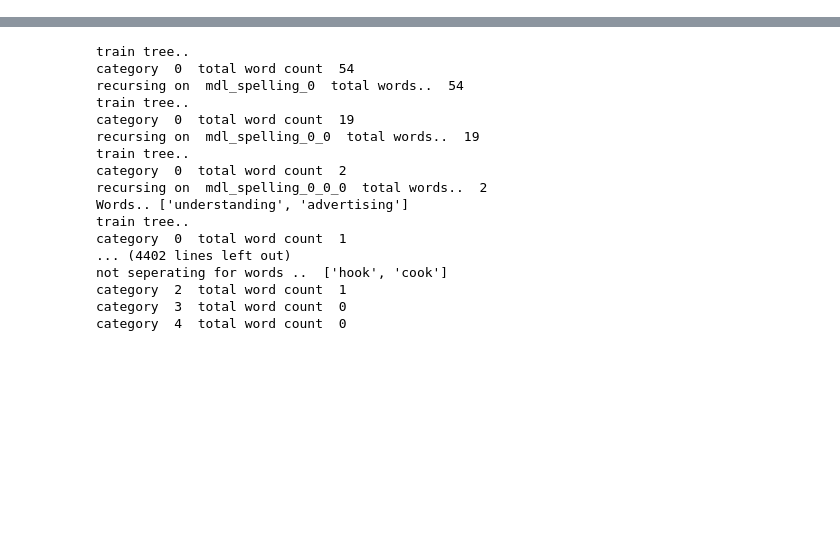
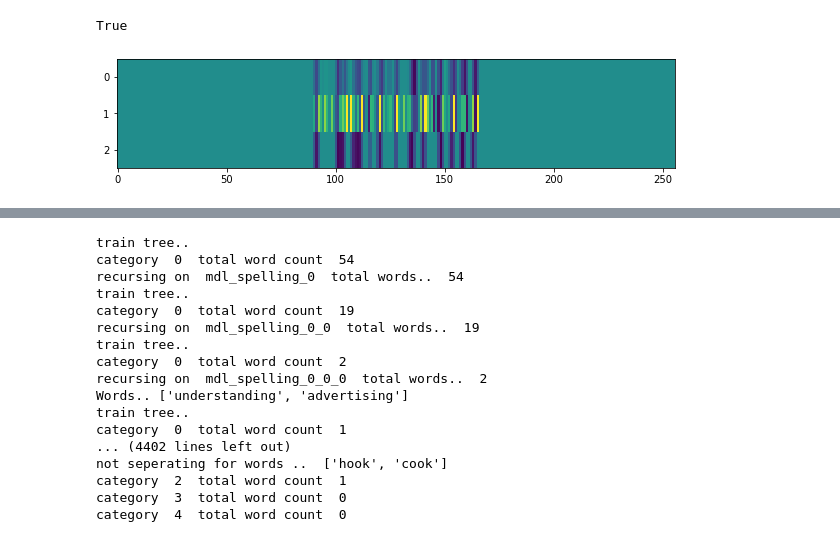
Before and after one commit to cschrumm/TreeDeepSpelling, a Jupyter notebook: training_algorithm.ipynb, the cells around one changed output, grey strips where cells are left out. Saved outputs shown, nothing was run; the diff lists cells and outputs as text; code cells hidden in the pictures; blank space fills up the shorter version.

```diff
--- a/training_algorithm.ipynb
+++ b/training_algorithm.ipynb
@@ -12,3 +13,14 @@ import numpy as np
 %run partial_words.py
 %run core.py
 %run imgCls.py
+# %%
+def delete_files_dir(folder):
+    for filename in os.listdir(folder):
+        file_path = os.path.join(folder, filename)
+        try:
+            if os.path.isfile(file_path) or os.path.islink(file_path):
+                os.unlink(file_path)
+            elif os.path.isdir(file_path):
+                shutil.rmtree(file_path)
+        except Exception as e:
+            print('Failed to delete %s. Reason: %s' % (file_path, e))
@@ -14,0 +75,17 @@ import numpy as np
+# %%
+def show_image(img):
+    plt.figure(figsize=(10,2))
+    #plt.imshow(img,aspect="auto",extent=(0,5,1e0,1e5),interpolation='nearest')
+    plt.imshow(img,aspect="auto",interpolation='nearest')
+    plt.show()
+    return
+# %%
+deep_sp = DeepSpellingChecker("","./alternate_training")
+# %%
+deep_sp.can_use_gpu()
+# %% [output]
+True
+# %%
+show_image(deep_sp.encode_image("This is a phrase encoded for demo to get a rough idea of what they look like"))
+# %% [output]
+[figure, added]
```
Also changed, not shown: parts of 15 cells of this notebook, 4 other files.
